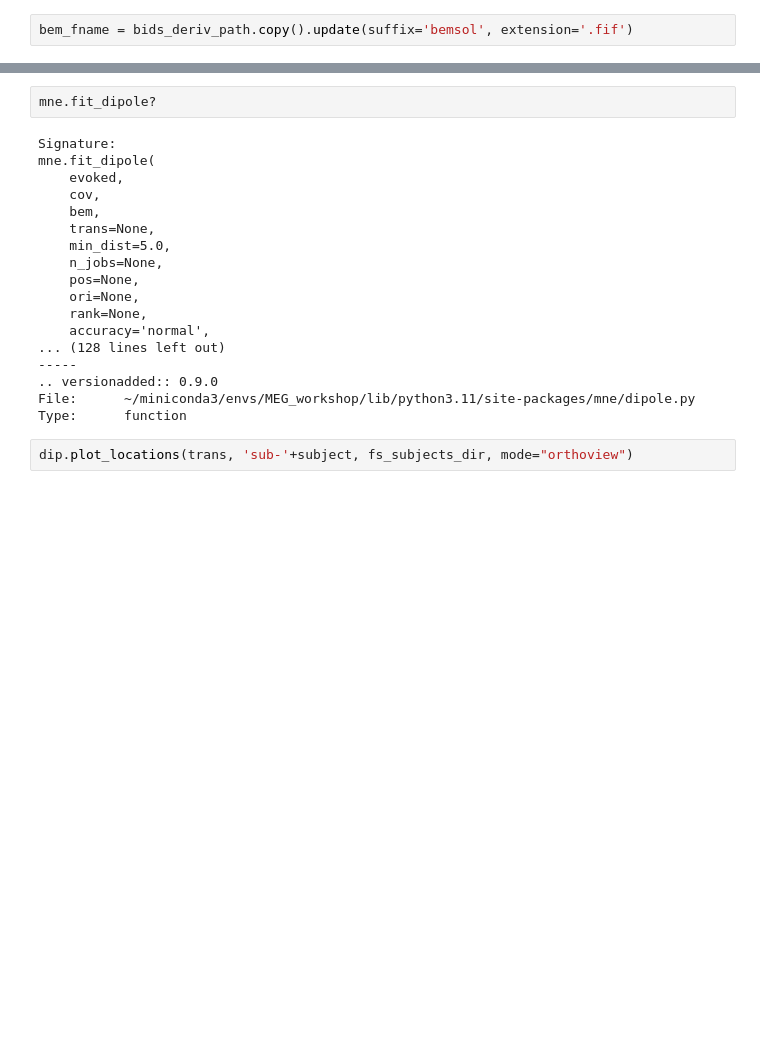
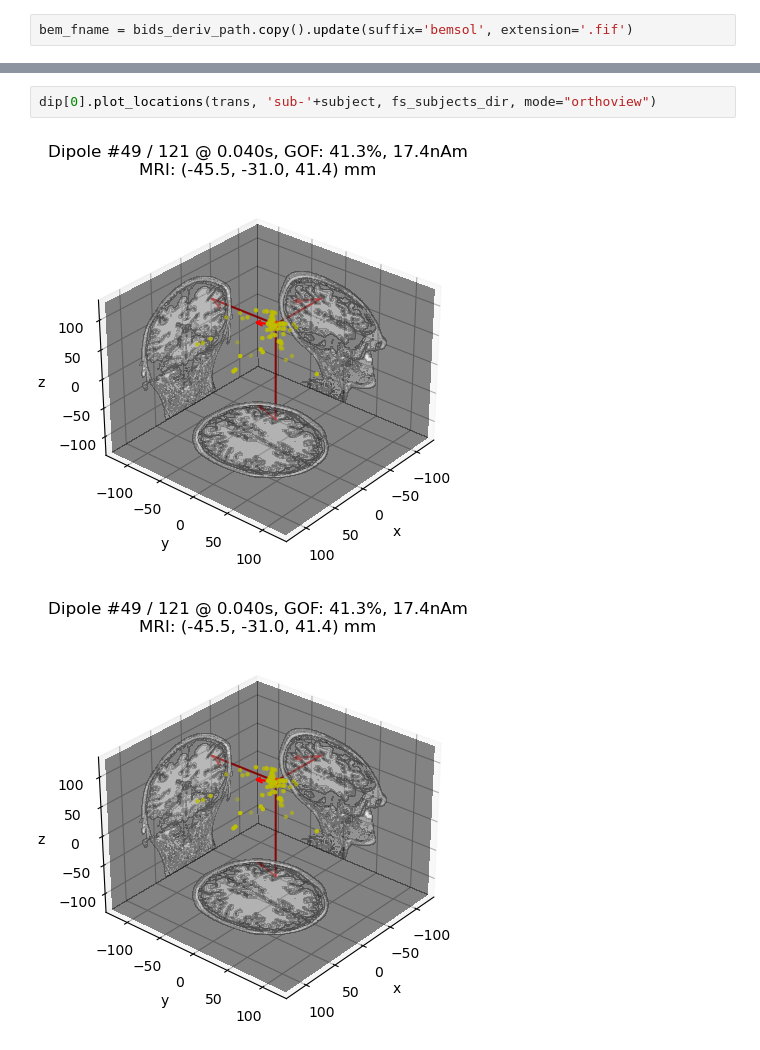
Before and after one commit to nih-megcore/NIMH_MEG_workshop, a Jupyter notebook: Day2/Lab4_SourceLocalization.ipynb, the cells around one changed output, grey strips where cells are left out. Cells and saved outputs as stored; diff of their text form; blank space fills up the shorter version.

```diff
--- a/Day2/Lab4_SourceLocalization.ipynb
+++ b/Day2/Lab4_SourceLocalization.ipynb
@@ -136,23 +154,6 @@ Noise covariance  : <Covariance | size : 272 x 272, n_samples : 51424, data : [[
-# %%
-mne.fit_dipole?
-# %% [output]
-Signature:
-mne.fit_dipole(
-    evoked,
-    cov,
-    bem,
-    trans=None,
-    min_dist=5.0,
-    n_jobs=None,
-    pos=None,
-    ori=None,
-    rank=None,
-    accuracy='normal',
-... (128 lines left out)
------
-.. versionadded:: 0.9.0
-File:      ~/miniconda3/envs/MEG_workshop/lib/python3.11/site-packages/mne/dipole.py
-Type:      function
 # %%
-dip.plot_locations(trans, 'sub-'+subject, fs_subjects_dir, mode="orthoview")
+dip[0].plot_locations(trans, 'sub-'+subject, fs_subjects_dir, mode="orthoview")
+# %% [output]
+[figure, added]
+[figure, added]
 # %%
```
Also changed, not shown: parts of 8 cells of this notebook, 1 other file.
